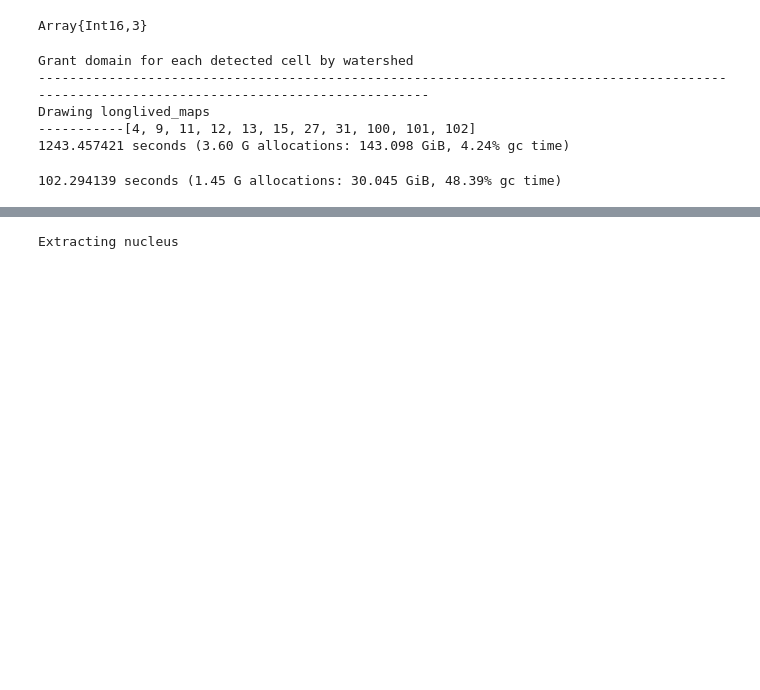
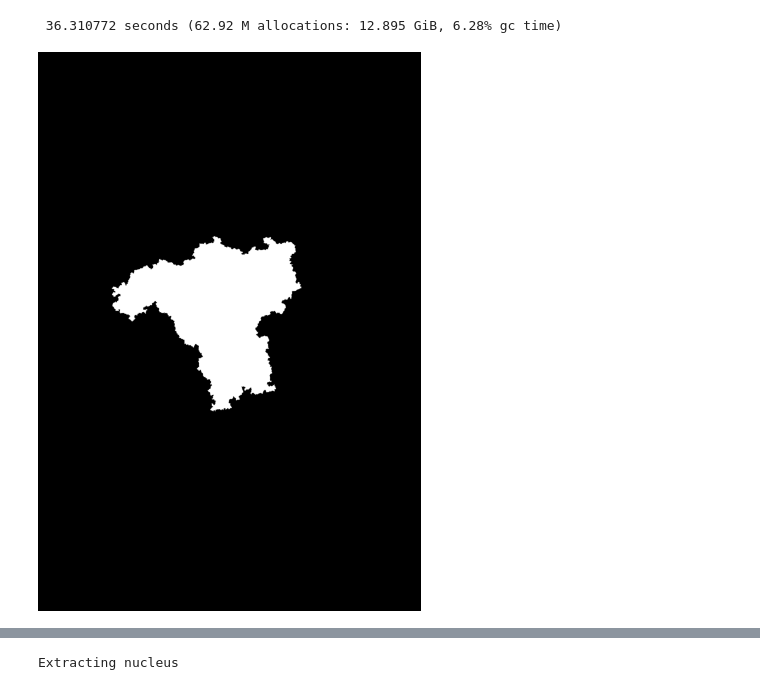
Before and after one commit to QBioLab/CountmRNA.jl, a Jupyter notebook: split_trackingII.ipynb, the cells around one changed output, grey strips where cells are left out. Cells and saved outputs as stored; diff of their text form; code cells hidden in the pictures; blank space fills up the shorter version.

```diff
--- a/split_trackingII.ipynb
+++ b/split_trackingII.ipynb
@@ -46,4 +20,0 @@ Branch 13 -> 100
-# %%
-typeof(mask_markers)
-# %% [output]
-Array{Int16,3}
@@ -52,13 +21,6 @@ tracks = walking(time_line_1, longlived_labels_1, livingtime_1);
 # %%
-@time d16s1_longlived_maps = grant_domain(d16s1, time_line_1, longlived_labels_1, livingtime_1, time_line_whole_1);
+@time d16s1_longlived_maps, watershed_maps = grant_domain(d16s1, time_line_1, longlived_labels_1, livingtime_1, time_line_whole_1);
-# %% [output]
-Grant domain for each detected cell by watershed
-------------------------------------------------------------------------------------------------------------------------------------------
-Drawing longlived_maps
------------[4, 9, 11, 12, 13, 15, 27, 31, 100, 101, 102]
-1243.457421 seconds (3.60 G allocations: 143.098 GiB, 4.24% gc time)
 # %%
-@time cell_1 = pick_cells(d16s1, d16s1_longlived_maps, 1, tracks, longlived_labels_1,
-                            livingtime_1);
+@time cell_2 = pick_cell(d16s1, d16s1_longlived_maps, longlived_labels_1[3], tracks[:,:,3], livingtime_1[4]);
 # %% [output]
-102.294139 seconds (1.45 G allocations: 30.045 GiB, 48.39% gc time)
+ 36.310772 seconds (62.92 M allocations: 12.895 GiB, 6.28% gc time)
@@ -64,0 +29,4 @@ Drawing longlived_maps
+# %%
+Gray.(d16s1_longlived_maps[:,:,14].==longlived_labels_1[3])
+# %% [output]
+[figure, added]
```
Also changed, not shown: parts of 13 cells of this notebook, 2 other files.
